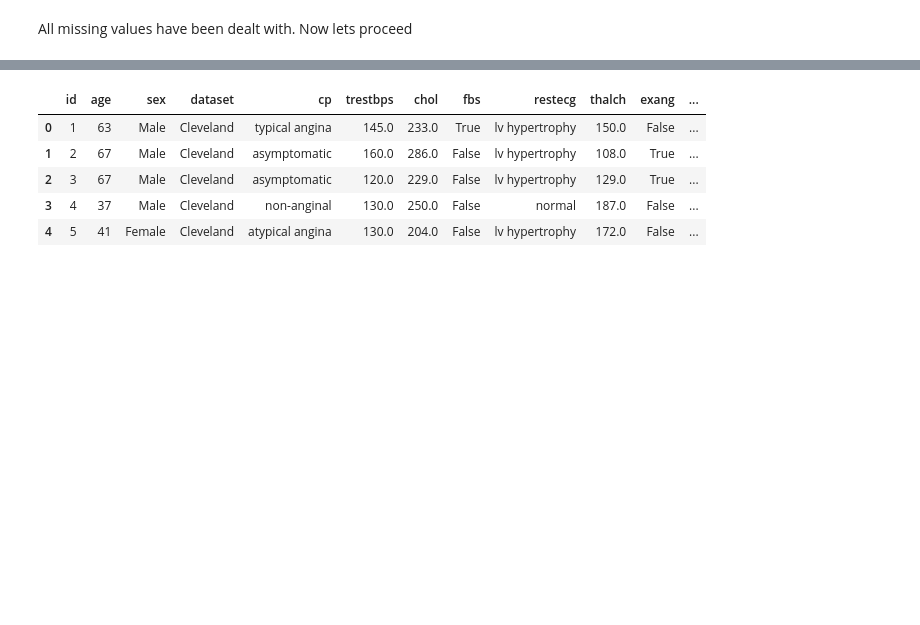
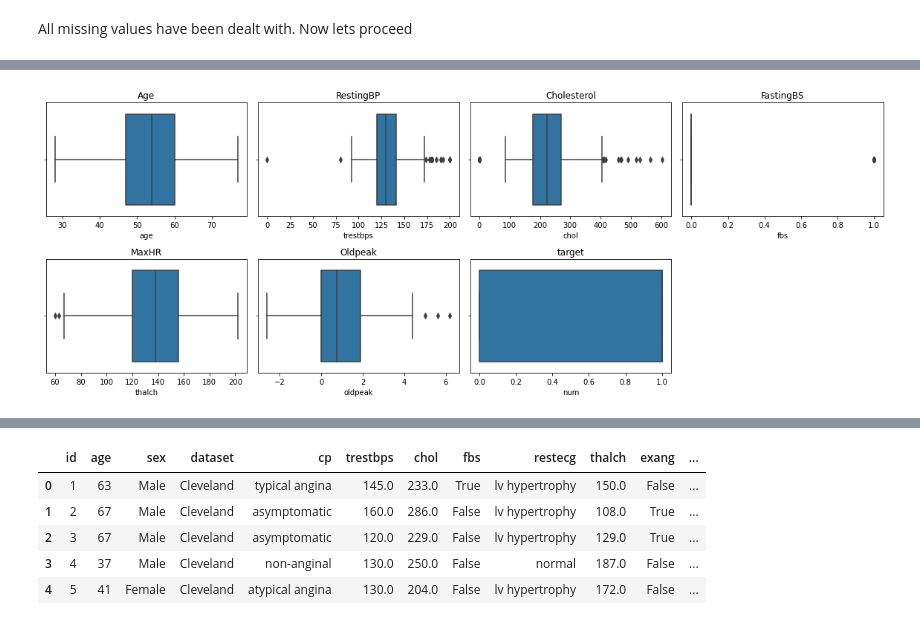
Before and after one commit to saurav1066/Analysis_of_tabular_data, a Jupyter notebook: notebooks/analysis.ipynb, the cells around one changed output, grey strips where cells are left out. Drawn from its saved outputs; the diff is of its cells as text; code cells hidden in the pictures; blank space fills up the shorter version.

```diff
--- a/notebooks/analysis.ipynb
+++ b/notebooks/analysis.ipynb
@@ -627,0 +636,24 @@ dtype: int64
+# %%
+#setup the seaborn figure with subplots
+fig, axes = plt.subplots(2, 4, figsize=(16, 6))
+
+# Plotting box plots for each feature
+sns.boxplot(data=data, x='age', ax=axes[0, 0])
+axes[0, 0].set_title("Age")
+sns.boxplot(data=data, x='trestbps', ax=axes[0, 1])
+axes[0, 1].set_title("RestingBP")
+sns.boxplot(data=data, x='chol', ax=axes[0, 2])
+axes[0, 2].set_title("Cholesterol")
+sns.boxplot(data=data, x='fbs', ax=axes[0, 3])
+axes[0, 3].set_title("FastingBS")
+sns.boxplot(data=data, x='thalch', ax=axes[1, 0])
+axes[1, 0].set_title("MaxHR")
+sns.boxplot(data=data, x='oldpeak', ax=axes[1, 1])
+axes[1, 1].set_title("Oldpeak")
+sns.boxplot(data=data, x='num', ax=axes[1, 2])
+axes[1, 2].set_title("target")
+fig.delaxes(axes[1, 3])
+plt.tight_layout()
+plt.show()
+# %% [output]
+[figure, added]
```
Also changed, not shown: parts of 15 cells of this notebook.
